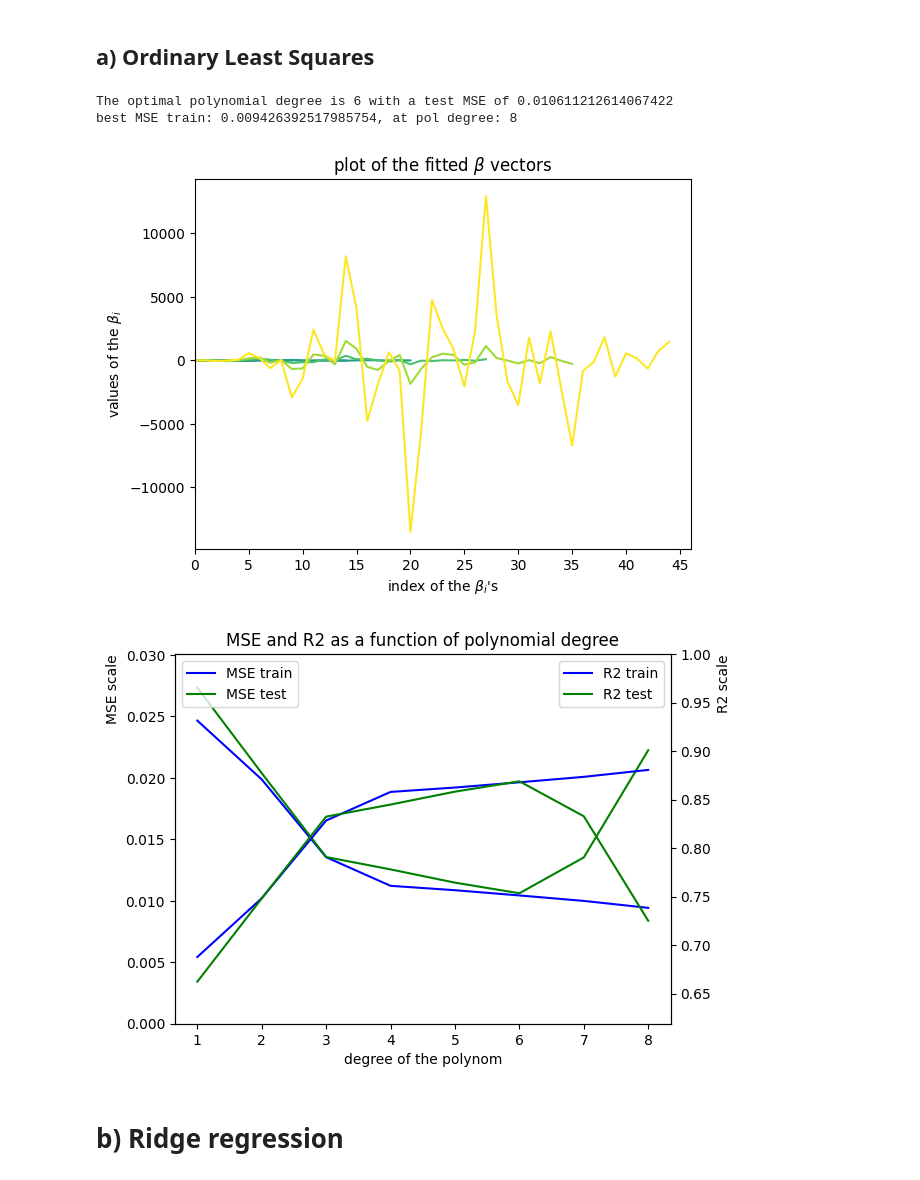
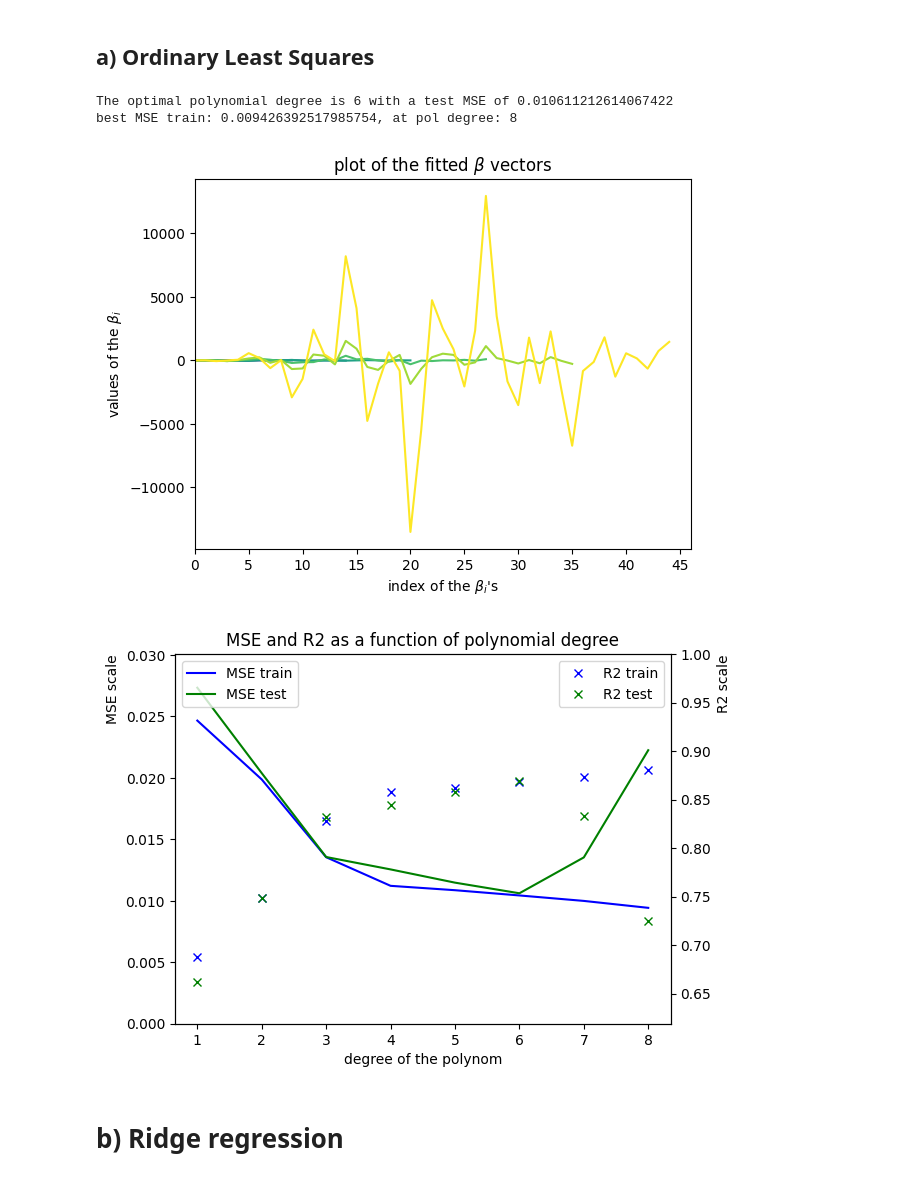
Before and after one commit to alessiasanfelici/FYS-STK4155-Project-1, a Jupyter notebook: exercisesabc.ipynb, the cells around one changed output. Cells and saved outputs as stored; diff of their text form; code cells hidden in the pictures.

```diff
--- a/exercisesabc.ipynb
+++ b/exercisesabc.ipynb
@@ -163,38 +163,38 @@ ax2.set_ylim(np.min(rsqr_train)*0.9, 1)
 ax1.set_ylim(0, np.max(MSE_test)*1.1)
 ax1.plot(xax, MSE_train, 'b-', label='MSE train')
 ax1.plot(xax, MSE_test, 'g-', label='MSE test')
-ax2.plot(xax, rsqr_train, 'b-', label='R2 train')
-ax2.plot(xax, rsqr_test, 'g-', label='R2 test')
+ax2.plot(xax, rsqr_train, 'bx', label='R2 train')
+ax2.plot(xax, rsqr_test, 'gx', label='R2 test')
 ax1.legend(loc='upper left')
 ax2.legend(loc='upper right')
 ax1.set_ylabel('MSE scale', loc='top')
 ax2.set_ylabel('R2 scale', loc='top')
 plt.title('MSE and R2 as a function of polynomial degree')
 
 # plot the beta
 
 fig3 = fig.subplots()
 xax2 = np.arange(0, len(X)+2, 5)
 fig3.set_xticks(xax2)
 fig3.set_xlim(0, X.shape[1]+2)
 beta_list = np.nan_to_num(beta_list)
 colors = plt.cm.viridis(np.linspace(0, 1, degree))
 for i in range(len(beta_list)):
 	fig3.plot(np.append(z_scaler, beta_list[i]), color=colors[i])
 fig3.set_ylabel("values of the " + r'$\beta_i$')
 fig3.set_xlabel("index of the " + r'$\beta_i$' + "'s")
 fig3.set_title("plot of the fitted " + r'$\beta$' + " vectors")
 
 
 MSE_opt_OLS , para_opt_OLS = MSE_test.min(), MSE_test.argmin()
 print("The optimal polynomial degree is "+str(para_opt_OLS+1)+" with a test MSE of "+str(MSE_opt_OLS))
 MSE_mintrain_OLS, para_mintrain_OLS = MSE_train.min(), MSE_train.argmin()
 print("best MSE train: "+str(MSE_mintrain_OLS)+", at pol degree: "+str(para_mintrain_OLS+1))
 # %% [output]
 The optimal polynomial degree is 6 with a test MSE of 0.010611212614067422
 best MSE train: 0.009426392517985754, at pol degree: 8
 [figure]
-[figure, old version]
+[figure, new version]
 # %% [markdown]
 # b) Ridge regression
 # %%
```
